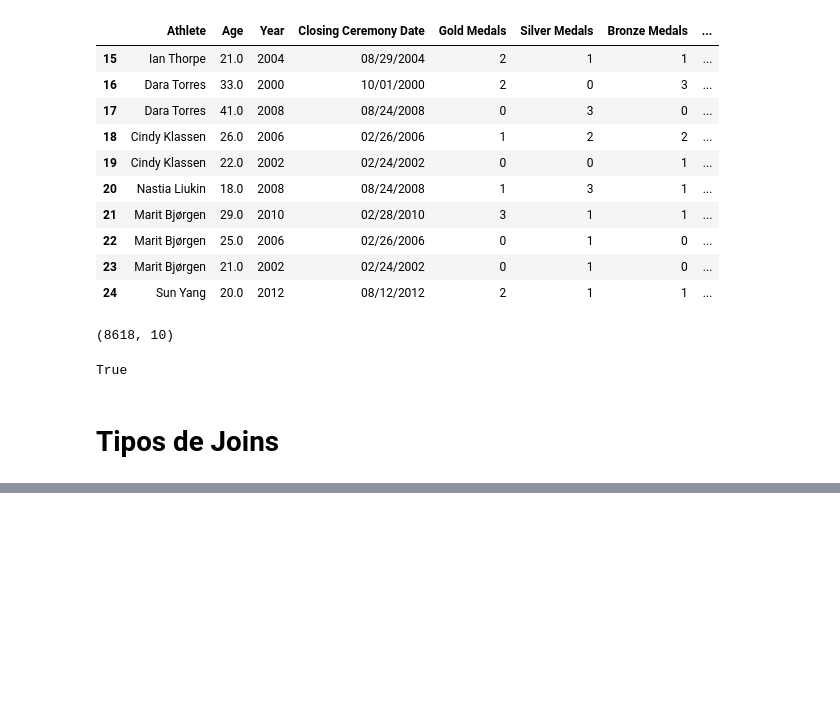
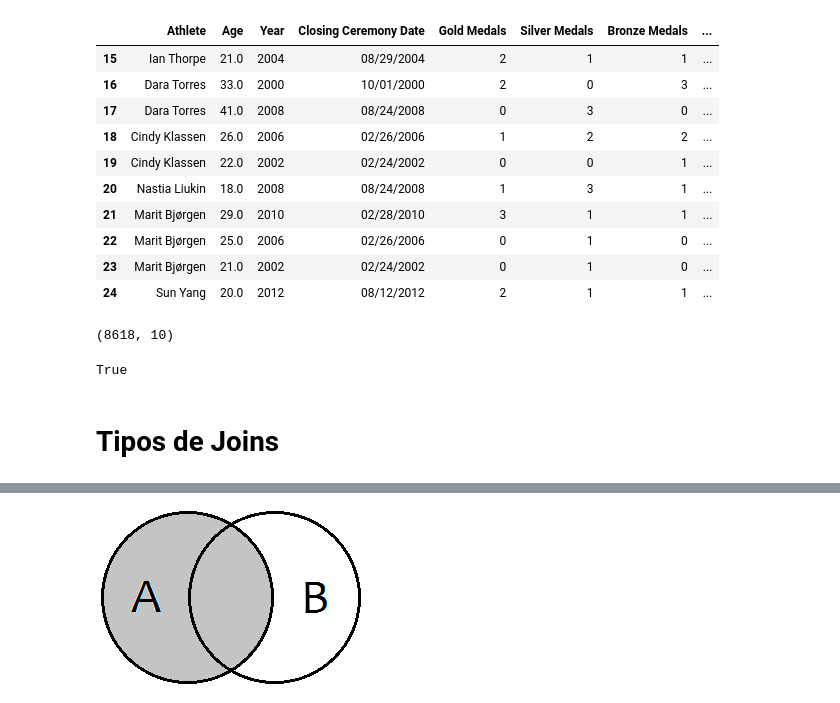
Before and after one commit to tomasvdh/python-ml-course, a Jupyter notebook: mynotebooks/T2 - 4 - Data Cleaning - Concatenación de datos.ipynb, the cells around one changed output, grey strips where cells are left out. Drawn from its saved outputs; the diff is of its cells as text; code cells hidden in the pictures; blank space fills up the shorter version.

```diff
--- a/mynotebooks/T2 - 4 - Data Cleaning - Concatenación de datos.ipynb
+++ b/mynotebooks/T2 - 4 - Data Cleaning - Concatenación de datos.ipynb
@@ -348,0 +409,4 @@ True
+# %%
+Image(filename="../notebooks/resources/left-join.png")
+# %% [output]
+[figure, added]
```
Also changed, not shown: parts of 18 cells of this notebook.
